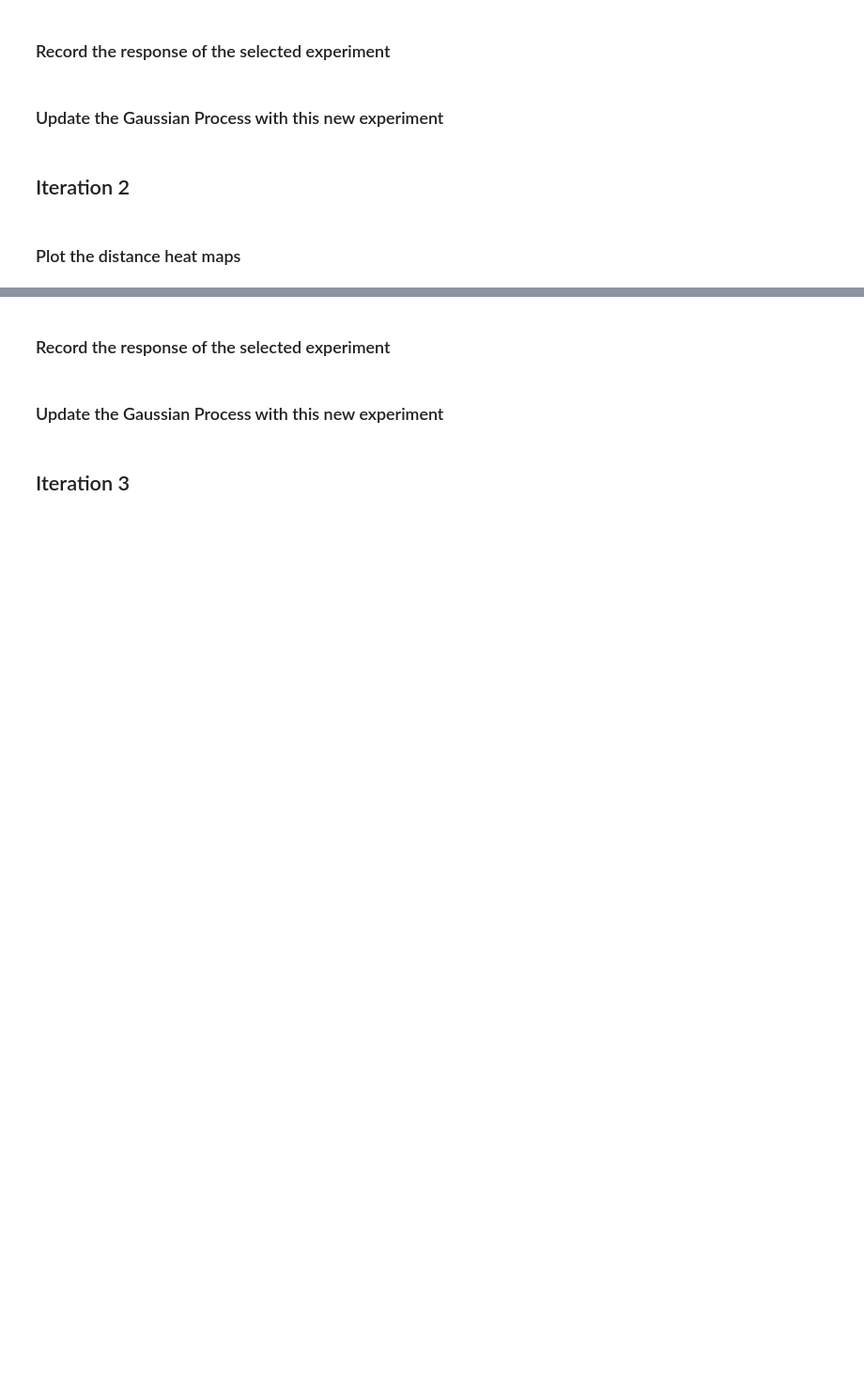
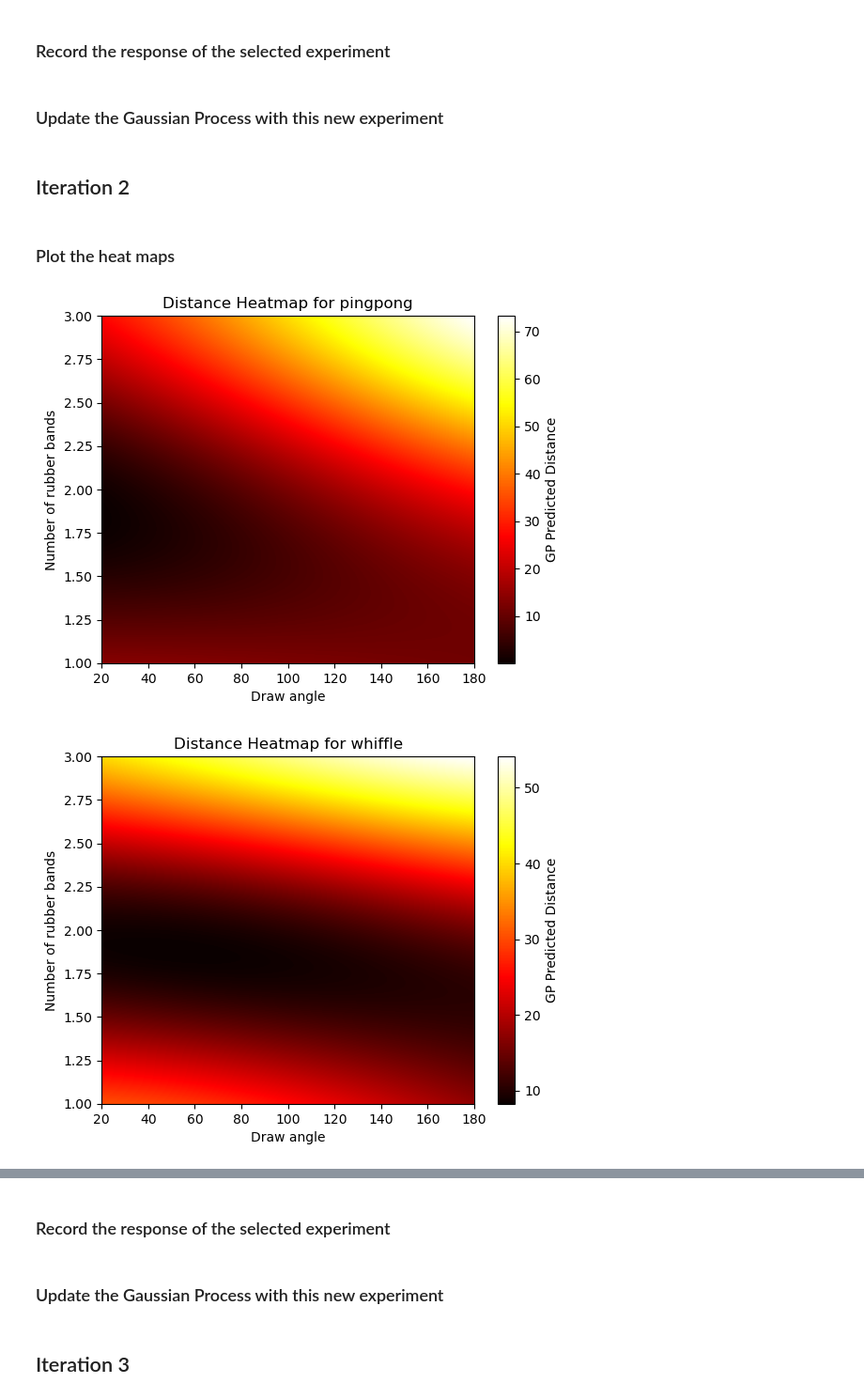
Before and after one commit to pauljensen/PyAutoSci, a Jupyter notebook: Catapult.ipynb, the cells around one changed output, grey strips where cells are left out. Shown at 94% size. Cells and saved outputs as stored; diff of their text form; code cells hidden in the pictures; blank space fills up the shorter version.

```diff
--- a/Catapult.ipynb
+++ b/Catapult.ipynb
@@ -49,2 +90,2 @@ distance_heatmaps(gp_exploitation,factors)
 # %%
-next_experiment_exploitation, obj_val = plan_next_experiment(gp_exploitation, factors, "Exploitation")
+X_new, obj_val = plan_next_experiment(gp, factors, policy)
@@ -57,10 +101,13 @@ y_new = #add the distance measurement here
 # %% [markdown]
 ### Update the Gaussian Process with this new experiment
 # %%
-gp_exploitation = update_model(gp_exploitation,next_experiment_exploitation,y_new,factors)
+gp = update_model(gp, X_new, y_new, factors)
 # %% [markdown]
 ## Iteration 2
 # %% [markdown]
-### Plot the distance heat maps
+### Plot the heat maps
 # %%
-distance_heatmaps(gp_exploitation,factors)
+distance_heatmaps(gp, factors) #exploitation
+# %% [output]
+[figure, added]
+[figure, added]
```
Also changed, not shown: parts of 144 cells of this notebook.
